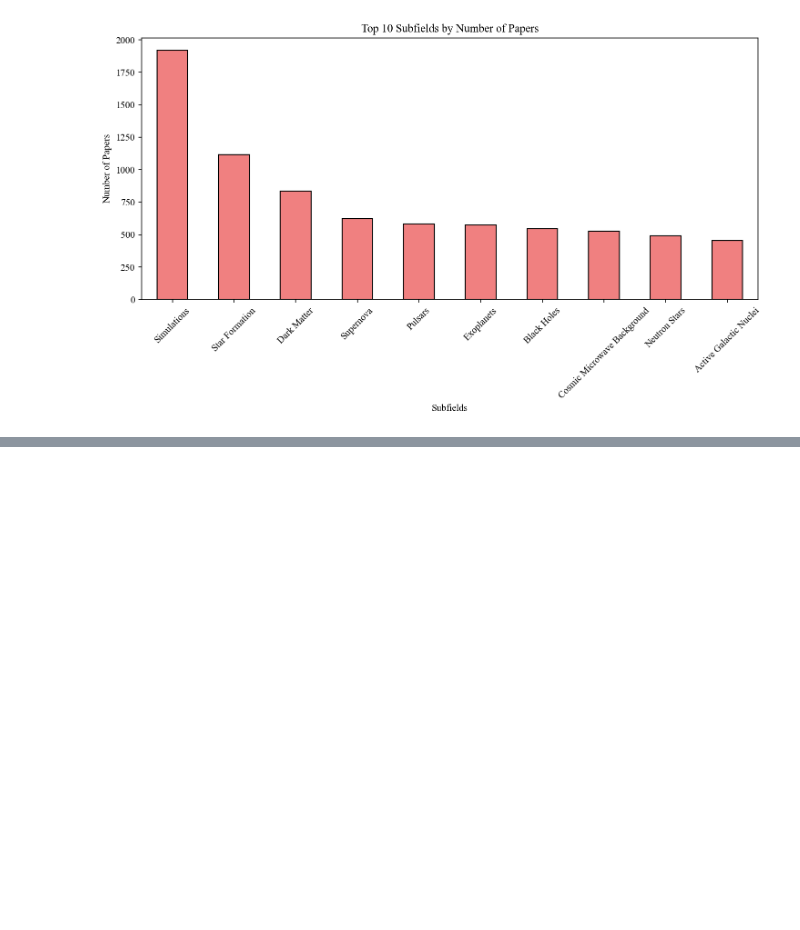
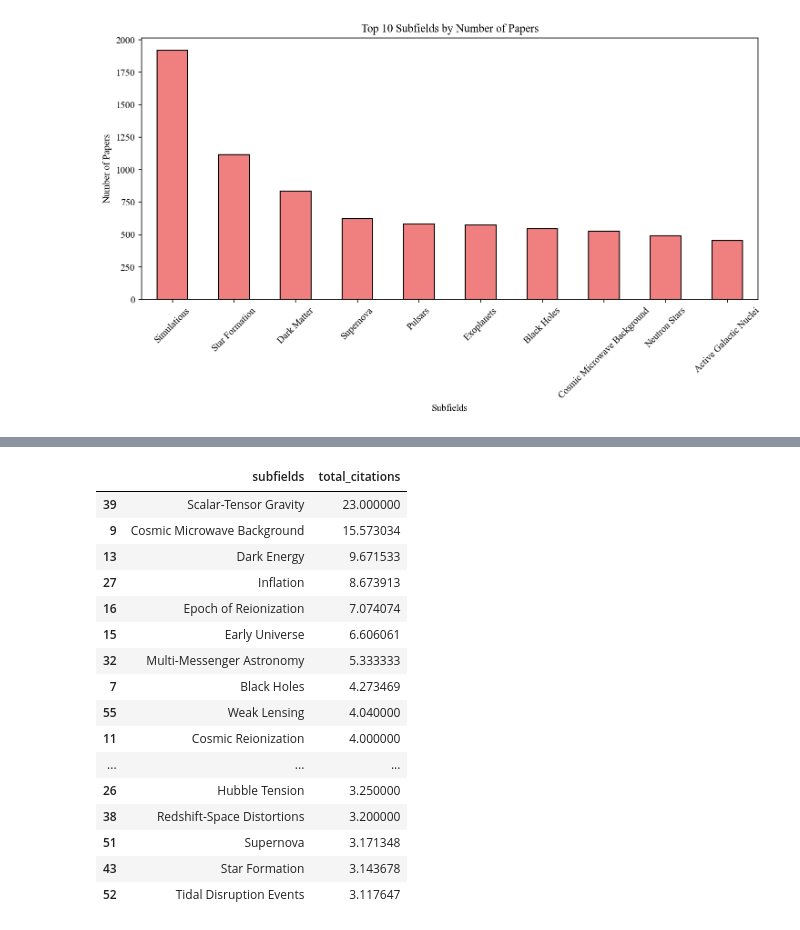
Before and after one commit to romms921/arXiver, a Jupyter notebook: subfields.ipynb, the cells around one changed output, grey strips where cells are left out. Saved outputs shown, nothing was run; the diff lists cells and outputs as text; code cells hidden in the pictures; blank space fills up the shorter version.

```diff
--- a/subfields.ipynb
+++ b/subfields.ipynb
@@ -276,0 +382,27 @@ subfield_page_counts
+# %%
+# JAC
+journal_data = data['journal_flag'] == 1
+journal_data = data[journal_data]
+
+jac_citations_per_paper_subfield = journal_data.groupby('subfields')['total_citations'].mean().reset_index()
+jac_citations_per_paper_subfield = jac_citations_per_paper_subfield[jac_citations_per_paper_subfield['subfields'] != 'Unclassified']
+jac_citations_per_paper_subfield = jac_citations_per_paper_subfield.sort_values(by='total_citations', ascending=False).head(20)
+jac_citations_per_paper_subfield
+# %% [output]
+|  | subfields | total_citations |
+| 39 | Scalar-Tensor Gravity | 23.000000 |
+| 9 | Cosmic Microwave Background | 15.573034 |
+| 13 | Dark Energy | 9.671533 |
+| 27 | Inflation | 8.673913 |
+| 16 | Epoch of Reionization | 7.074074 |
+| 15 | Early Universe | 6.606061 |
+| 32 | Multi-Messenger Astronomy | 5.333333 |
+| 7 | Black Holes | 4.273469 |
+| 55 | Weak Lensing | 4.040000 |
+| 11 | Cosmic Reionization | 4.000000 |
+| ... | ... | ... |
+| 26 | Hubble Tension | 3.250000 |
+| 38 | Redshift-Space Distortions | 3.200000 |
+| 51 | Supernova | 3.171348 |
+| 43 | Star Formation | 3.143678 |
+| 52 | Tidal Disruption Events | 3.117647 |
```
Also changed, not shown: parts of 4 cells of this notebook, 1 other file.
